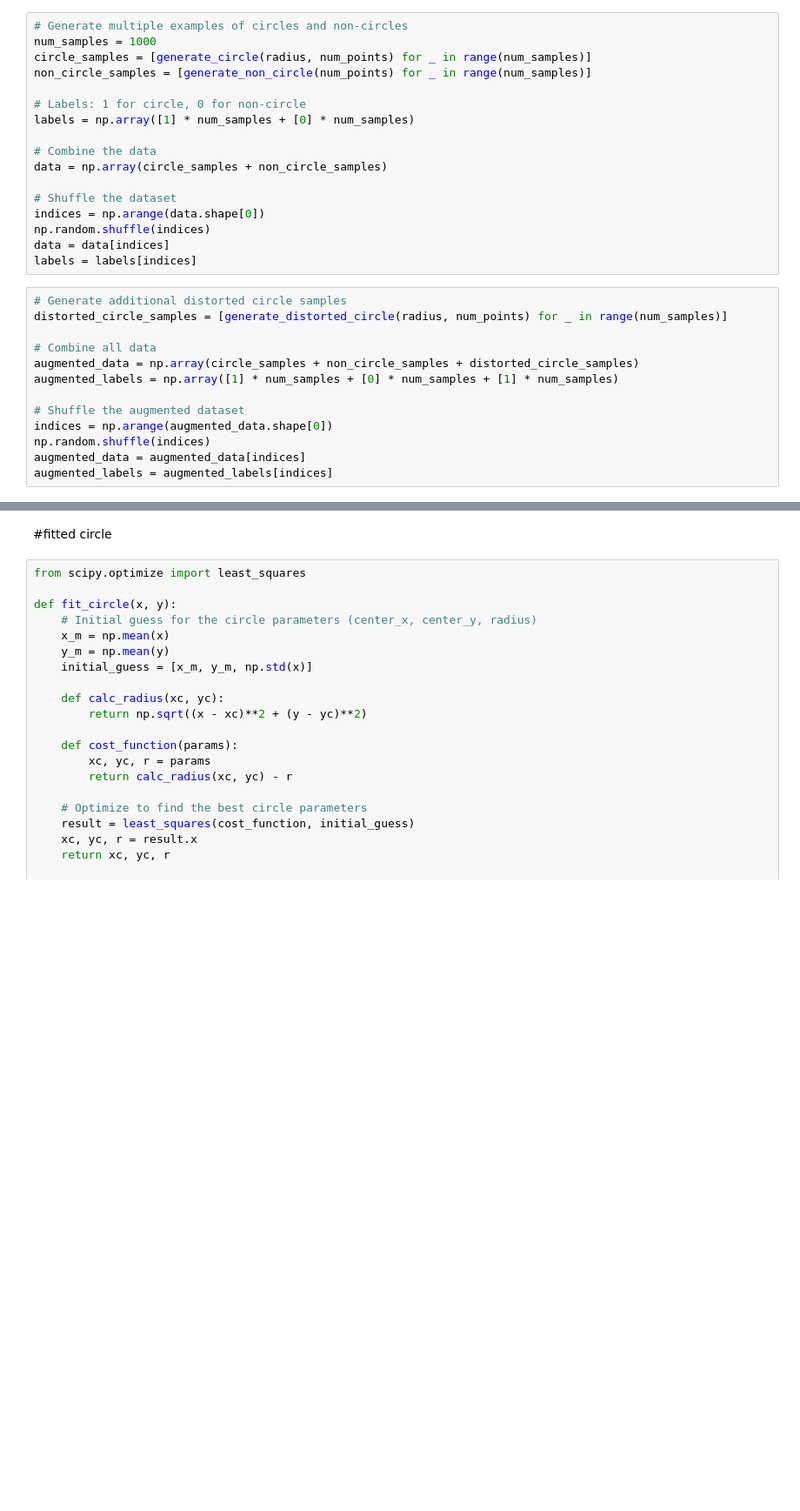
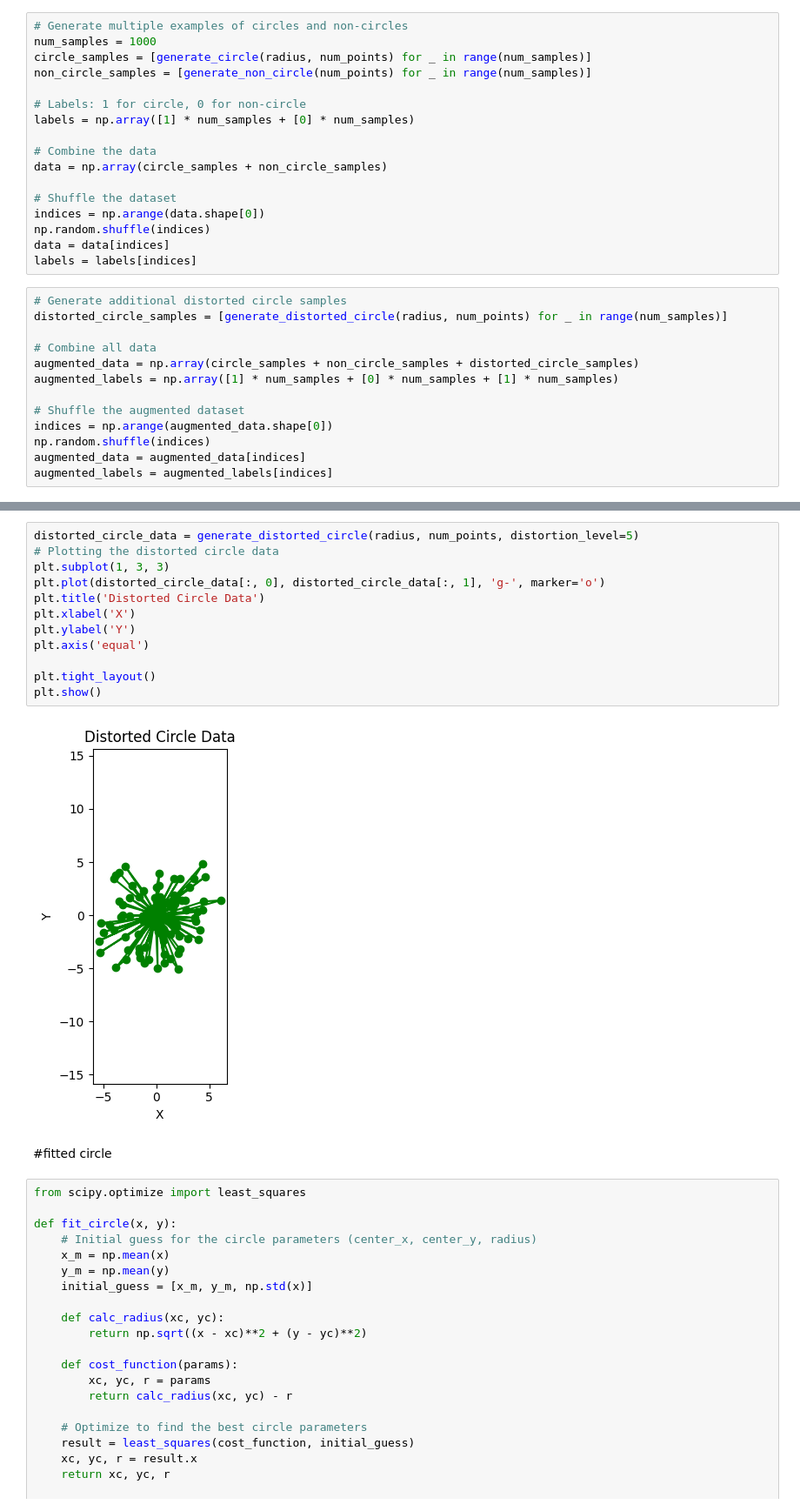
Before and after one commit to rhydham-nith/Adobe_GFG, a Jupyter notebook: circle.ipynb, the cells around one changed output, grey strips where cells are left out. Shown: that part at 87% size. Drawn from its saved outputs; the diff is of its cells as text; blank space fills up the shorter version.

```diff
--- a/circle.ipynb
+++ b/circle.ipynb
@@ -157,3 +194,17 @@ Distortion Level: 5, Prediction: Non-Circle
+# %%
+distorted_circle_data = generate_distorted_circle(radius, num_points, distortion_level=5)
+# Plotting the distorted circle data
+plt.subplot(1, 3, 3)
+plt.plot(distorted_circle_data[:, 0], distorted_circle_data[:, 1], 'g-', marker='o')
+plt.title('Distorted Circle Data')
+plt.xlabel('X')
+plt.ylabel('Y')
+plt.axis('equal')
+
+plt.tight_layout()
+plt.show()
+# %% [output]
+[figure, added]
 # %% [markdown]
 #fitted circle
 # %%
```
Also changed, not shown: parts of 6 cells of this notebook, 1 other file.
